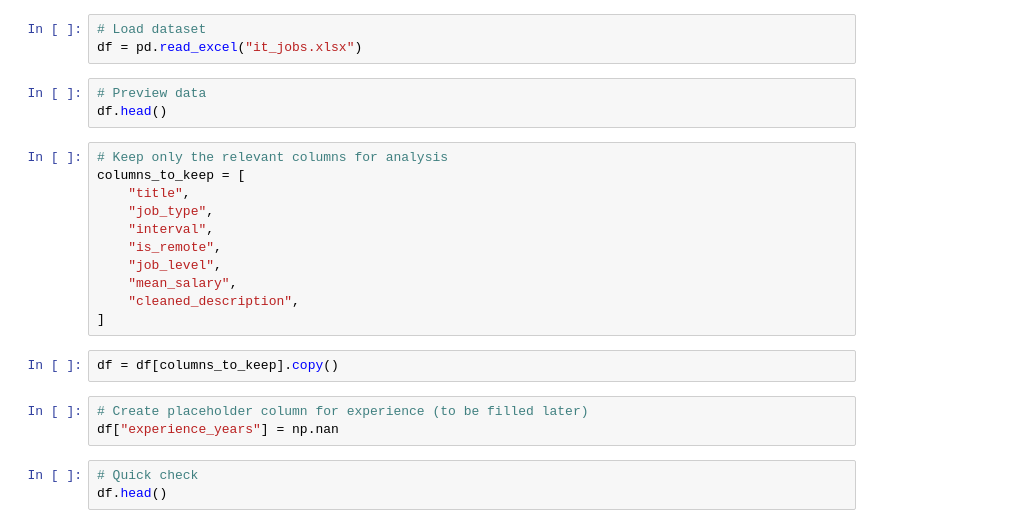
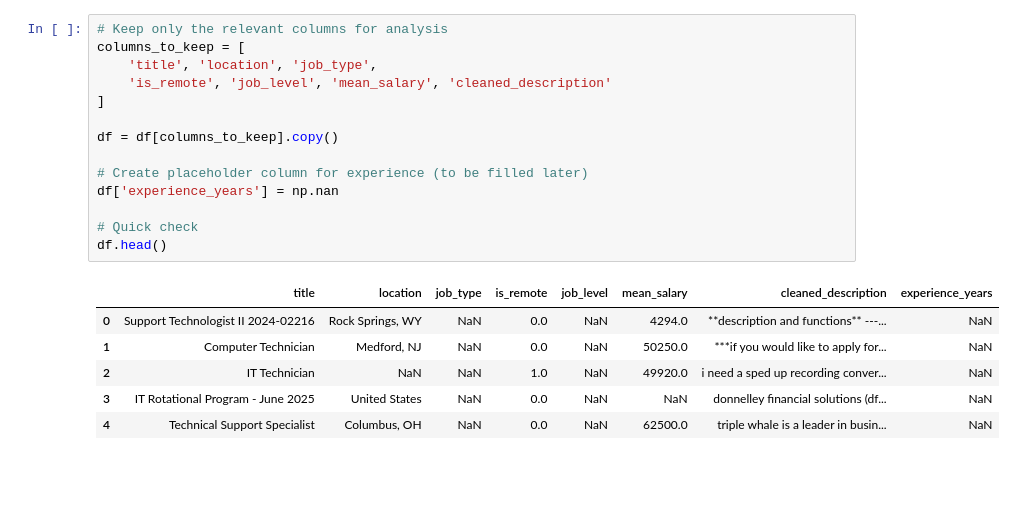
Before and after one commit to MIT-Emerging-Talent/ET6-CDSP-group-04-repo, a Jupyter notebook: 2_data_preparation/data_cleaning_US_IT_jobs_data.ipynb, the cells around one changed output. Cells and saved outputs as stored; diff of their text form; blank space fills up the shorter version.

Commit message:
update-cleaning-us-it-jobs-data

```diff
--- a/2_data_preparation/data_cleaning_US_IT_jobs_data.ipynb
+++ b/2_data_preparation/data_cleaning_US_IT_jobs_data.ipynb
@@ -5,25 +35,21 @@ import numpy as np
-# %%
-# Load dataset
-df = pd.read_excel("it_jobs.xlsx")
-# %%
-# Preview data
-df.head()
 # %%
 # Keep only the relevant columns for analysis
 columns_to_keep = [
-    "title",
-    "job_type",
-    "interval",
-    "is_remote",
-    "job_level",
-    "mean_salary",
-    "cleaned_description",
+    'title', 'location', 'job_type',
+    'is_remote', 'job_level', 'mean_salary', 'cleaned_description'
 ]
+
+df = df[columns_to_keep].copy()
+
+# Create placeholder column for experience (to be filled later)
+df['experience_years'] = np.nan
+
+# Quick check
+df.head()
+# %% [output]
+|  | title | location | job_type | is_remote | job_level | mean_salary | cleaned_description | experience_years |
+| 0 | Support Technologist II 2024-02216 | Rock Springs, WY | NaN | 0.0 | NaN | 4294.0 | **description and functions** ---... | NaN |
+| 1 | Computer Technician | Medford, NJ | NaN | 0.0 | NaN | 50250.0 | ***if you would like to apply for... | NaN |
+| 2 | IT Technician | NaN | NaN | 1.0 | NaN | 49920.0 | i need a sped up recording conver... | NaN |
+| 3 | IT Rotational Program - June 2025 | United States | NaN | 0.0 | NaN | NaN | donnelley financial solutions (df... | NaN |
+| 4 | Technical Support Specialist | Columbus, OH | NaN | 0.0 | NaN | 62500.0 | triple whale is a leader in busin... | NaN |
-# %%
-df = df[columns_to_keep].copy()
-# %%
-# Create placeholder column for experience (to be filled later)
-df["experience_years"] = np.nan
-# %%
-# Quick check
-df.head()
```
Also changed, not shown: parts of 46 cells of this notebook, 1 other file.
